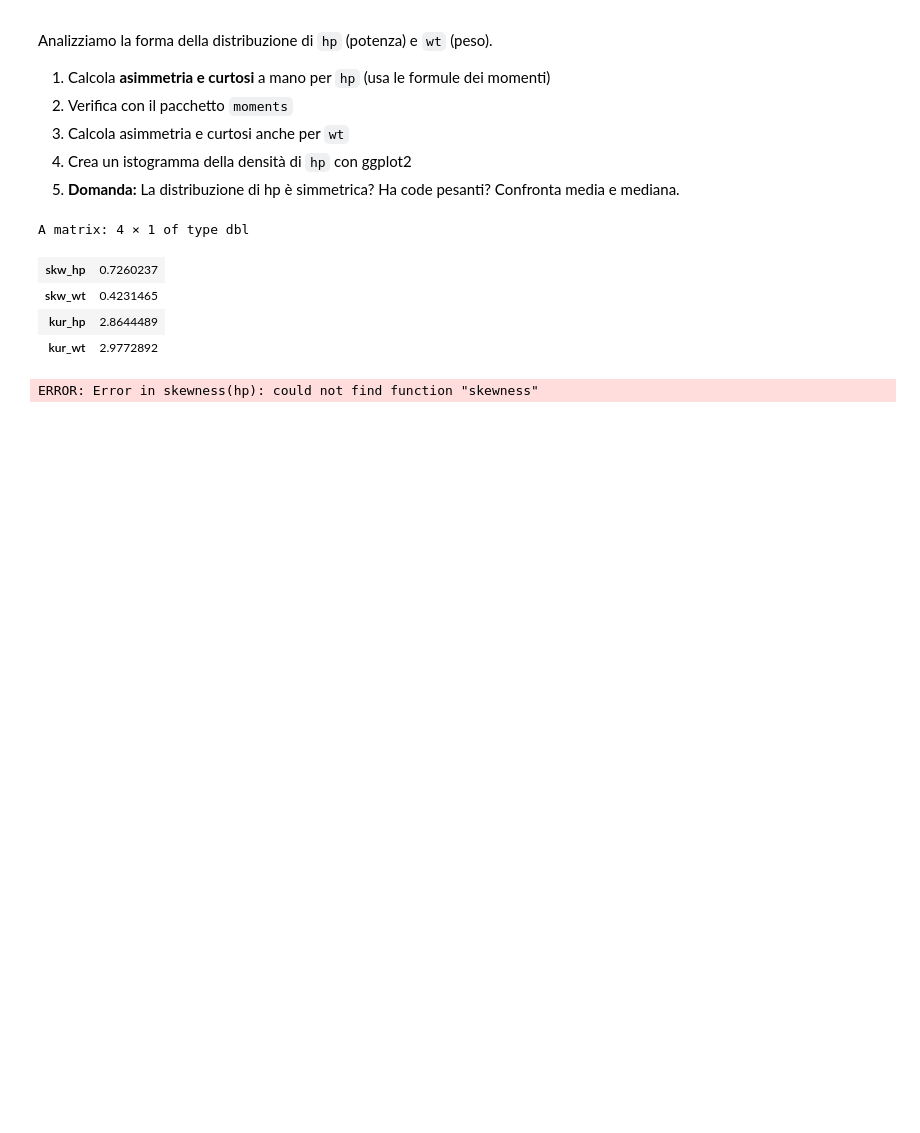
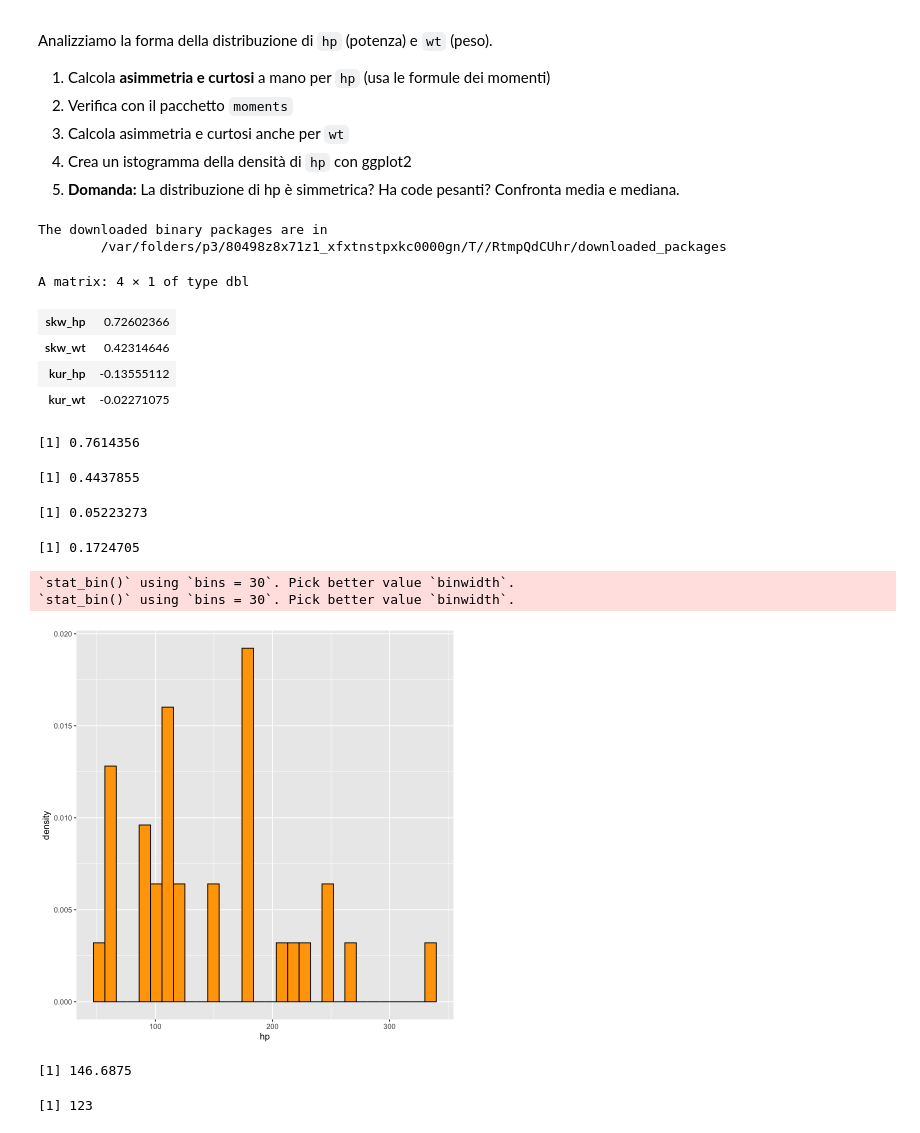
Before and after one commit to MarcoVando/statistica-descrittiva-per-datascience, a Jupyter notebook: MyFiles/Esercizi_1_mtcars.ipynb, the cells around one changed output. Drawn from its saved outputs; the diff is of its cells as text; code cells hidden in the pictures; blank space fills up the shorter version.

```diff
--- a/MyFiles/Esercizi_1_mtcars.ipynb
+++ b/MyFiles/Esercizi_1_mtcars.ipynb
@@ -658,31 +658,50 @@ Analizziamo la forma della distribuzione di `hp` (potenza) e `wt` (peso).
 5. **Domanda:** La distribuzione di hp è simmetrica? Ha code pesanti? Confronta media e mediana.
 # %%
 # 👇 Scrivi qui il tuo codice per l'Esercizio 8
-#library(moments)
-#install.packages("moments")
-#library(moments)
+install.packages("moments")
+library(moments)
 
 mu_hp <- mean(hp)
 mu_wt <- mean(wt)
 sig_hp <- sd(hp)
 sig_wt <- sd(wt)
 n_hp <- length(hp)
 n_wt <- length(wt)
 
 skw_hp = (sum((hp - mu_hp)^3)/n_hp )/sig_hp^3
-kur_hp = (sum((hp - mu_hp)^4)/n_hp )/sig_hp^4
+kur_hp = (sum((hp - mu_hp)^4)/n_hp )/sig_hp^4 -3
 
 skw_wt = (sum((wt - mu_wt)^3)/n_wt )/sig_wt^3
-kur_wt = (sum((wt - mu_wt)^4)/n_wt )/sig_wt^4
+kur_wt = (sum((wt - mu_wt)^4)/n_wt )/sig_wt^4 -3
 
 rbind(skw_hp, skw_wt, kur_hp, kur_wt)
 
 skewness(hp) ; skewness(wt)
-kurtosis(hp) ; kurtosis(wt)
+kurtosis(hp) -3 ; kurtosis(wt) -3
+
+ggplot() +
+    geom_histogram(aes(x = hp, y = stat(density)), fill = "orange", col = "black")
+ggplot() +
+    geom_histogram(aes(x = wt, y = stat(density)), fill = "lightblue", col = "black")
+
+mean(hp)
+median(hp)
+
+#it does have a tail, indeed skewness is a bit high.
 # %% [output]
-A matrix: 4 × 1 of type dbl
+The downloaded binary packages are in
+        /var/folders/p3/80498z8x71z1_xfxtnstpxkc0000gn/T//RtmpQdCUhr/downloaded_packages
+A matrix: 4 × 1 of type dbl
-| skw_hp | 0.7260237 |
-| skw_wt | 0.4231465 |
-| kur_hp | 2.8644489 |
-| kur_wt | 2.9772892 |
+| skw_hp | 0.72602366 |
+| skw_wt | 0.42314646 |
+| kur_hp | -0.13555112 |
+| kur_wt | -0.02271075 |
-ERROR: Error in skewness(hp): could not find function "skewness"
+[1] 0.7614356
+[1] 0.4437855
+[1] 0.05223273
+[1] 0.1724705
+`stat_bin()` using `bins = 30`. Pick better value `binwidth`.
+`stat_bin()` using `bins = 30`. Pick better value `binwidth`.
+[figure, added]
+[1] 146.6875
+[1] 123
```
Also changed, not shown: parts of 2 cells of this notebook, 1 other file.
